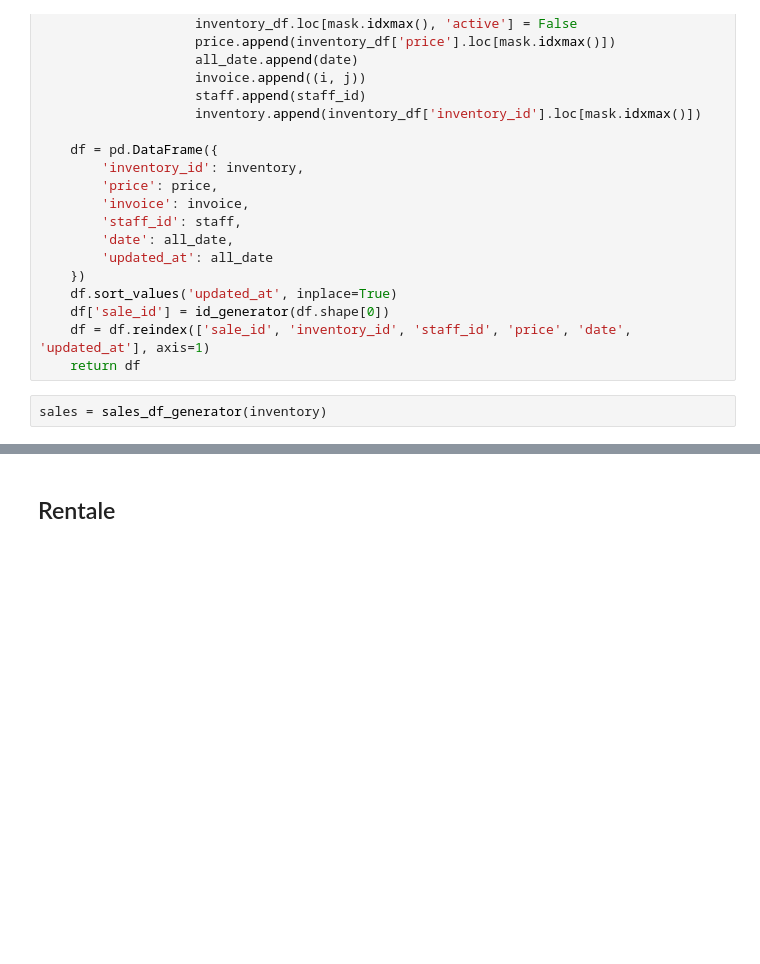
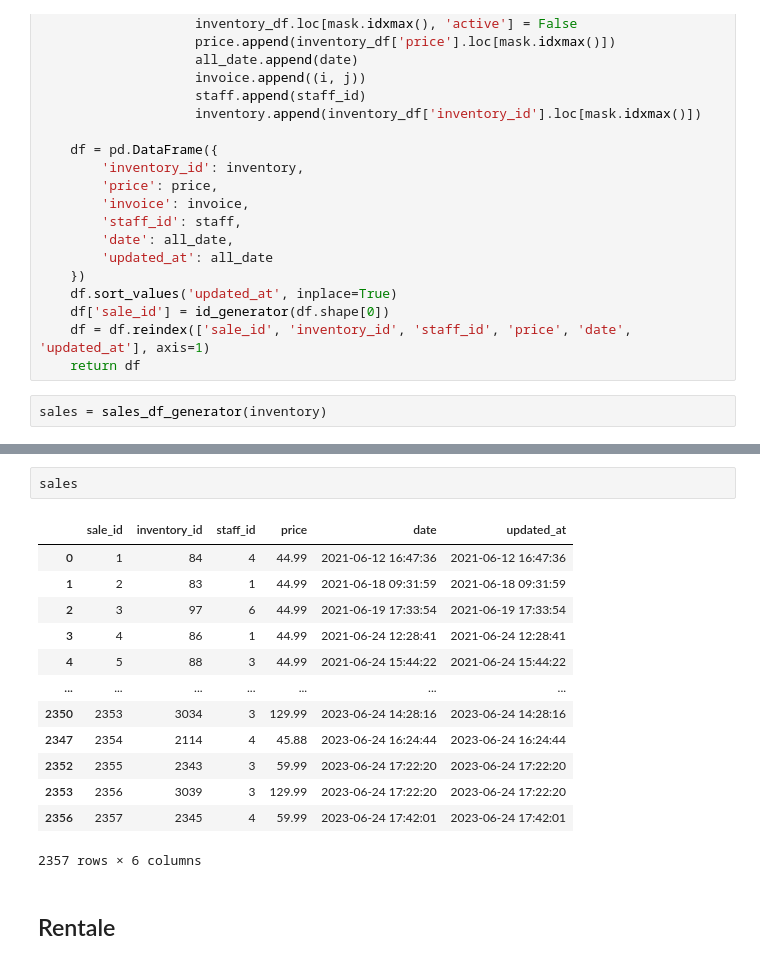
Before and after one commit to o-Mateo-o/geeks-and-dragons-db, a Jupyter notebook: notebooks/attempts/gen.ipynb, the cells around one changed output, grey strips where cells are left out. Saved outputs shown, nothing was run; the diff lists cells and outputs as text; blank space fills up the shorter version.

```diff
--- a/notebooks/attempts/gen.ipynb
+++ b/notebooks/attempts/gen.ipynb
@@ -839,2 +834,18 @@ sales.head()
+# %%
+sales
+# %% [output]
+|  | sale_id | inventory_id | staff_id | price | date | updated_at |
+| 0 | 1 | 84 | 4 | 44.99 | 2021-06-12 16:47:36 | 2021-06-12 16:47:36 |
+| 1 | 2 | 83 | 1 | 44.99 | 2021-06-18 09:31:59 | 2021-06-18 09:31:59 |
+| 2 | 3 | 97 | 6 | 44.99 | 2021-06-19 17:33:54 | 2021-06-19 17:33:54 |
+| 3 | 4 | 86 | 1 | 44.99 | 2021-06-24 12:28:41 | 2021-06-24 12:28:41 |
+| 4 | 5 | 88 | 3 | 44.99 | 2021-06-24 15:44:22 | 2021-06-24 15:44:22 |
+| ... | ... | ... | ... | ... | ... | ... |
+| 2350 | 2353 | 3034 | 3 | 129.99 | 2023-06-24 14:28:16 | 2023-06-24 14:28:16 |
+| 2347 | 2354 | 2114 | 4 | 45.88 | 2023-06-24 16:24:44 | 2023-06-24 16:24:44 |
+| 2352 | 2355 | 2343 | 3 | 59.99 | 2023-06-24 17:22:20 | 2023-06-24 17:22:20 |
+| 2353 | 2356 | 3039 | 3 | 129.99 | 2023-06-24 17:22:20 | 2023-06-24 17:22:20 |
+| 2356 | 2357 | 2345 | 4 | 59.99 | 2023-06-24 17:42:01 | 2023-06-24 17:42:01 |
+2357 rows × 6 columns
 # %% [markdown]
 ## Rentale
```
Also changed, not shown: parts of 24 cells of this notebook.
